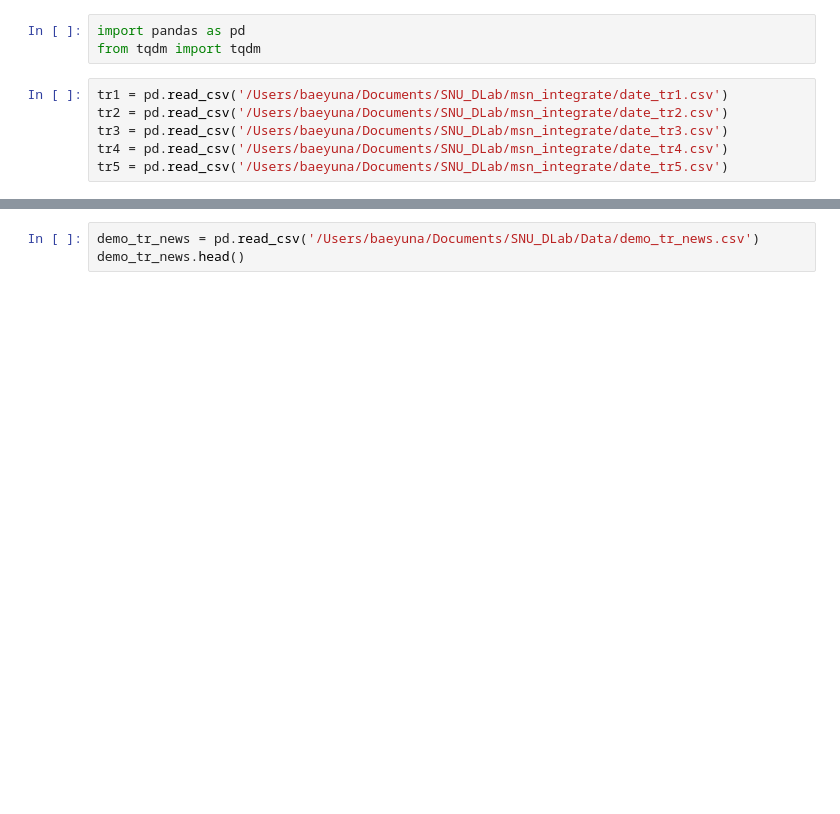
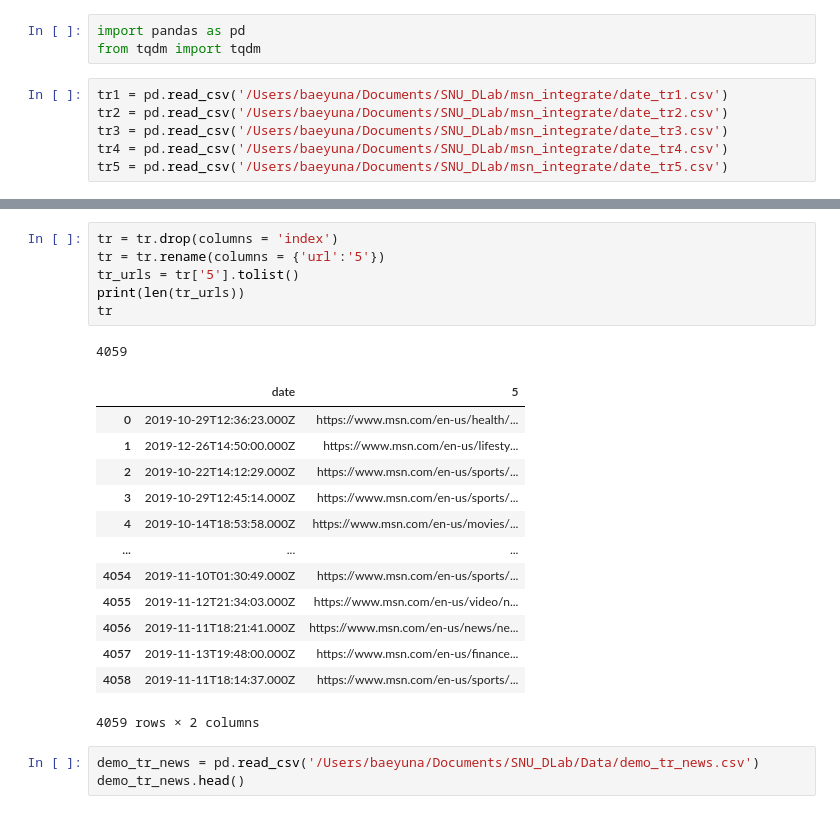
Before and after one commit to baebae-dev/SNU_DLab, a Jupyter notebook: msn_integrate/integrated_news.tr.ipynb, the cells around one changed output, grey strips where cells are left out. Cells and saved outputs as stored; diff of their text form; blank space fills up the shorter version.

```diff
--- a/msn_integrate/integrated_news.tr.ipynb
+++ b/msn_integrate/integrated_news.tr.ipynb
@@ -19,3 +29,24 @@ print(tr.shape)
+# %%
+tr = tr.drop(columns = 'index')
+tr = tr.rename(columns = {'url':'5'})
+tr_urls = tr['5'].tolist()
+print(len(tr_urls))
+tr
+# %% [output]
+4059
+|  | date | 5 |
+| 0 | 2019-10-29T12:36:23.000Z | https://www.msn.com/en-us/health/... |
+| 1 | 2019-12-26T14:50:00.000Z | https://www.msn.com/en-us/lifesty... |
+| 2 | 2019-10-22T14:12:29.000Z | https://www.msn.com/en-us/sports/... |
+| 3 | 2019-10-29T12:45:14.000Z | https://www.msn.com/en-us/sports/... |
+| 4 | 2019-10-14T18:53:58.000Z | https://www.msn.com/en-us/movies/... |
+| ... | ... | ... |
+| 4054 | 2019-11-10T01:30:49.000Z | https://www.msn.com/en-us/sports/... |
+| 4055 | 2019-11-12T21:34:03.000Z | https://www.msn.com/en-us/video/n... |
+| 4056 | 2019-11-11T18:21:41.000Z | https://www.msn.com/en-us/news/ne... |
+| 4057 | 2019-11-13T19:48:00.000Z | https://www.msn.com/en-us/finance... |
+| 4058 | 2019-11-11T18:14:37.000Z | https://www.msn.com/en-us/sports/... |
+4059 rows × 2 columns
 # %%
 demo_tr_news = pd.read_csv('/Users/baeyuna/Documents/SNU_DLab/Data/demo_tr_news.csv')
 demo_tr_news.head()
```
Also changed, not shown: parts of 9 cells of this notebook, 2 other files.
